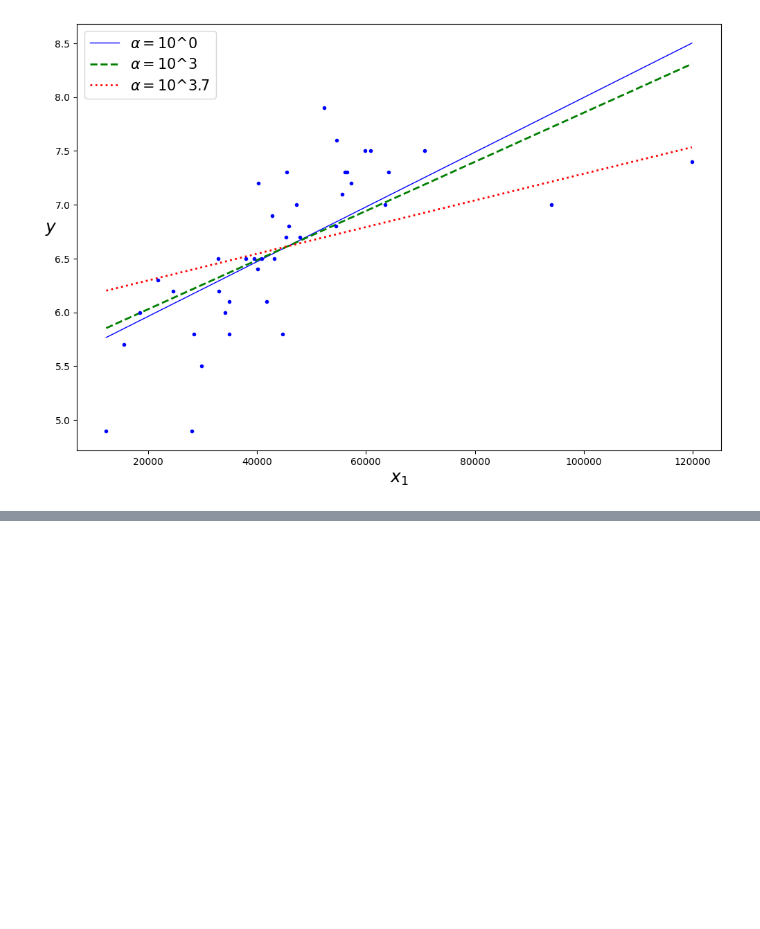
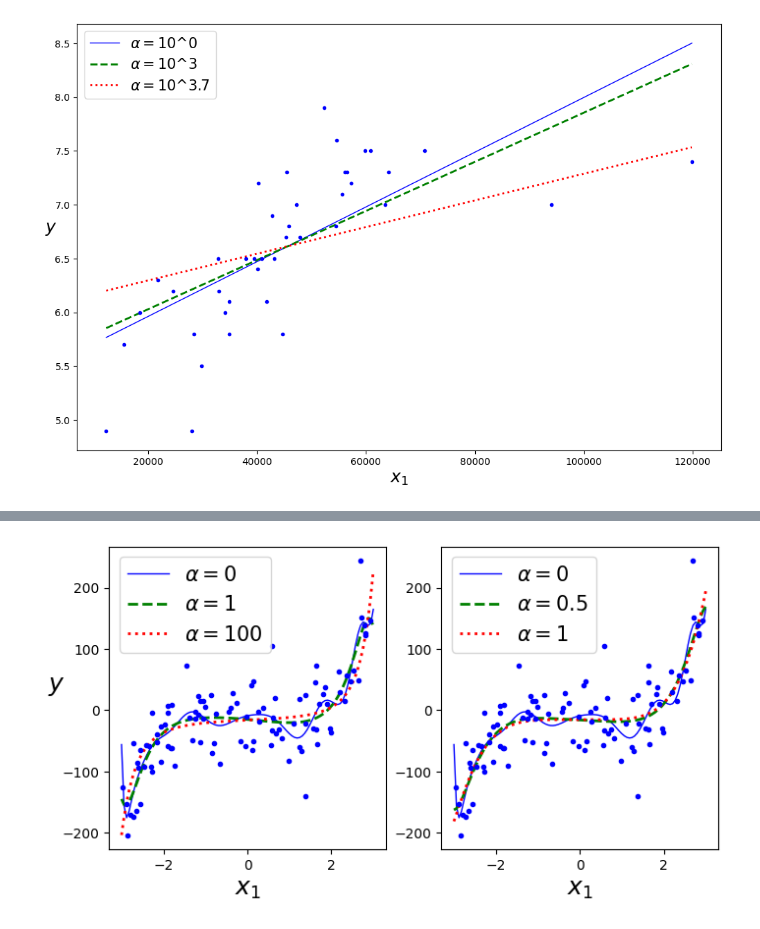
Before and after one commit to damajojung/project-neurocloud, a Jupyter notebook: code/4_regularised_regression/reg_regression.ipynb, the cells around one changed output, grey strips where cells are left out. Cells and saved outputs as stored; diff of their text form; code cells hidden in the pictures; blank space fills up the shorter version.

```diff
--- a/code/4_regularised_regression/reg_regression.ipynb
+++ b/code/4_regularised_regression/reg_regression.ipynb
@@ -98,0 +113,38 @@ plt.show()
+# %%
+from sklearn.linear_model import Ridge
+from sklearn.linear_model import Lasso
+from sklearn.pipeline import Pipeline
+from sklearn.preprocessing import PolynomialFeatures
+from sklearn.preprocessing import StandardScaler
+
+np.random.seed(42)
+
+
+def plot_model(model_class, polynomial, alphas, **model_kargs):
+    for alpha, style in zip(alphas, ("b-", "g--", "r:")):
+        model = model_class(alpha, **model_kargs) if alpha > 0 else LinearRegression()
+        if polynomial:
+            model = Pipeline([
+                    ("poly_features", PolynomialFeatures(degree=17, include_bias=False)),
+                    ("std_scaler", StandardScaler()),
+                    ("regul_reg", model),
+                ])
+        model.fit(X, y)
+        y_new_regul = model.predict(X_new)
+        lw = 2 if alpha > 0 else 1
+        plt.plot(X_new, y_new_regul, style, linewidth=lw, label=r"$\alpha = {}$".format(alpha))
+    plt.plot(X, y, "b.", linewidth=3)
+    plt.legend(loc="upper left", fontsize=15)
+    plt.xlabel("$x_1$", fontsize=18)
+    # plt.axis([0, 3, 0, 4])
+
+plt.figure(figsize=(8,4))
+plt.subplot(121)
+plot_model(Ridge, polynomial=True, alphas=(0, 1, 100), random_state=42)
+plt.ylabel("$y$", rotation=0, fontsize=18)
+plt.subplot(122)
+plot_model(Lasso, polynomial=True, alphas=(0, 0.5, 1), random_state=42)
+
+plt.show()
+# %% [output]
+[figure, added]
```
Also changed, not shown: parts of 3 cells of this notebook, 1 other file.
